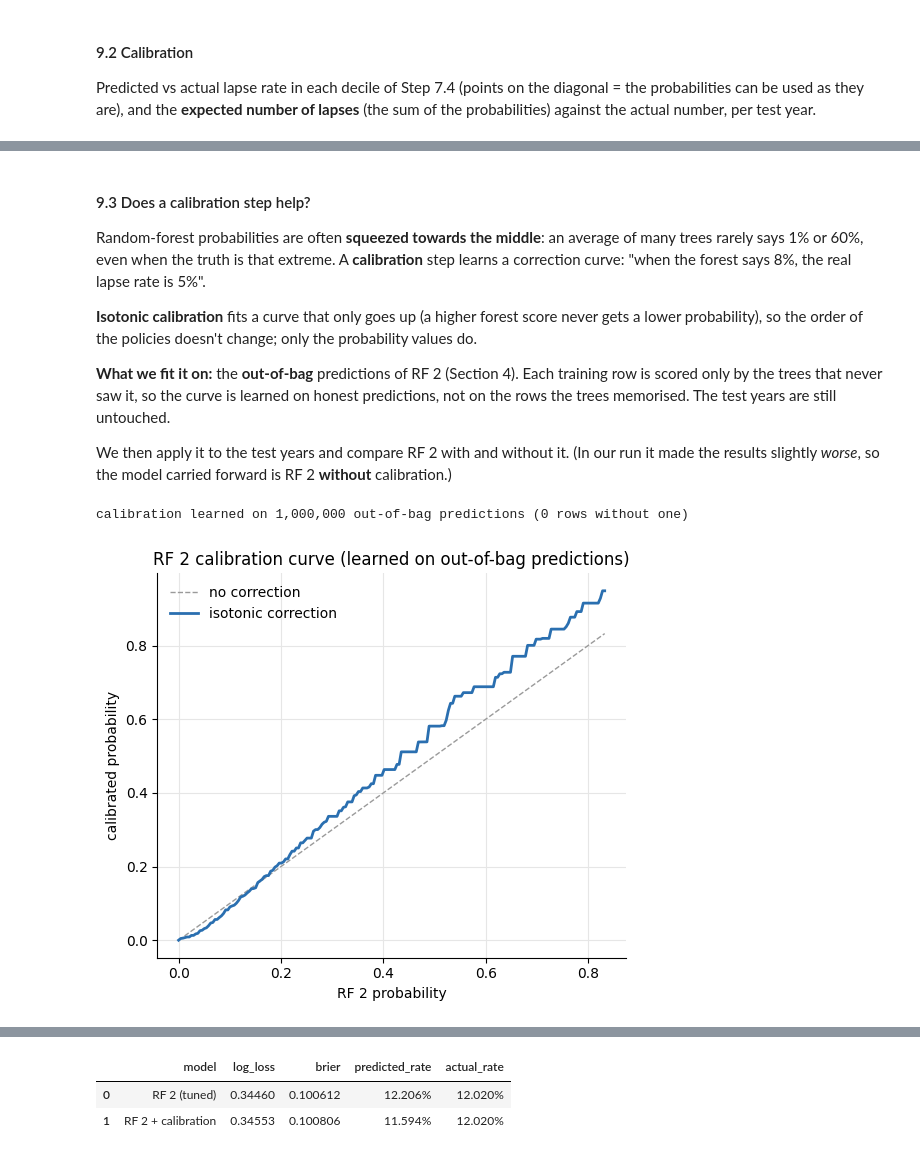
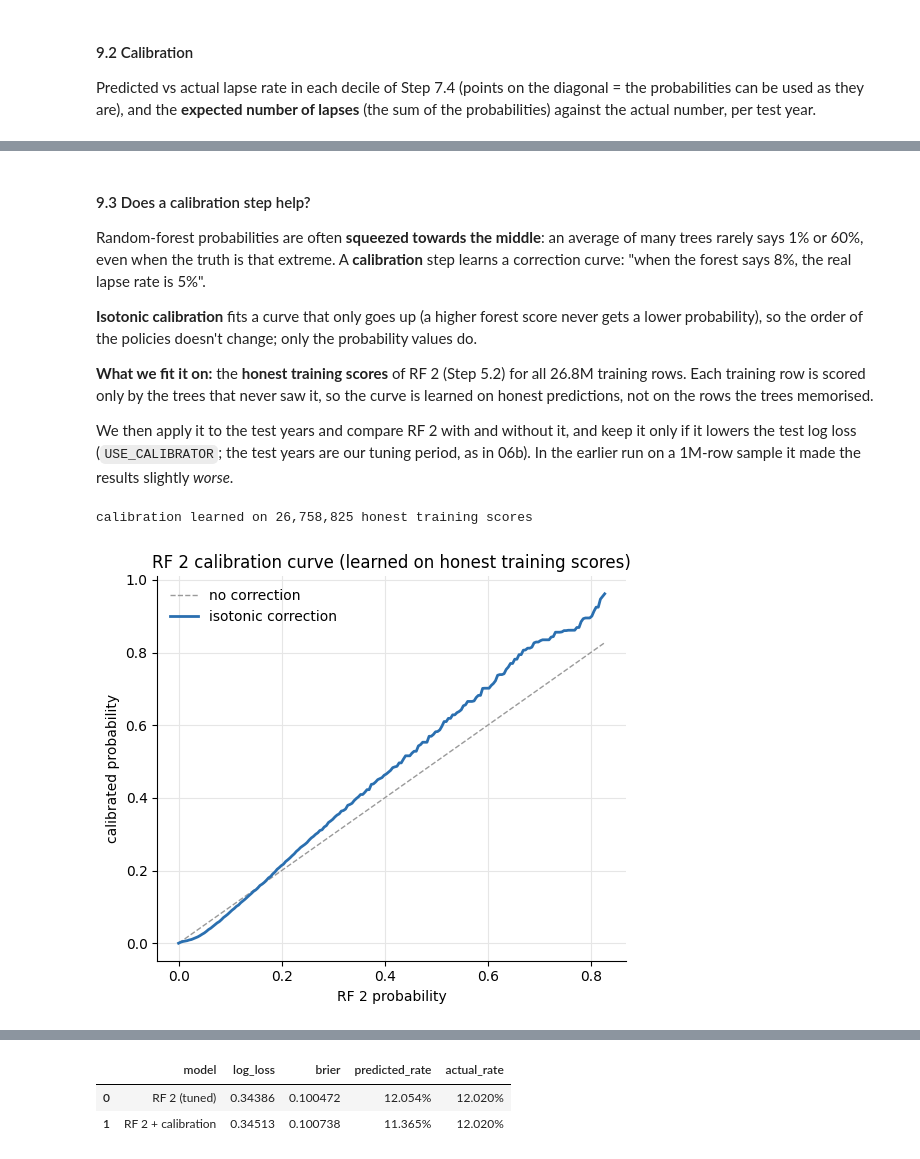
Before and after one commit to jmsebastiancarino/Probabilistic-Model-for-Non-Life-Insurance-Flood-Risk, a Jupyter notebook: notebooks/07b_advanced_cancel_rf.ipynb, the cells around one changed output, grey strips where cells are left out. Drawn from its saved outputs; the diff is of its cells as text; code cells hidden in the pictures.

```diff
--- a/notebooks/07b_advanced_cancel_rf.ipynb
+++ b/notebooks/07b_advanced_cancel_rf.ipynb
@@ -348,7 +443,9 @@ search = GridSearchCV(pipe, param_grid, cv=folds,                    # our time-
                       refit=False,                                   # we train the final forest ourselves (Step 5.2)
                       n_jobs=1, verbose=1)                           # one combination at a time (the forest already uses every core)
 t0 = time.time()                                                     # start the stopwatch
-search.fit(X_tune, y_tune)                                           # fit 24 forests
+from joblib import parallel_backend                                  # chooses how joblib runs the parallel work
+with parallel_backend("threading"):                                  # build the trees in threads: the default process
+    search.fit(X_tune, y_tune)                                       # backend can't copy them on Python 3.14; fit 24 forests
 print(f"done in {(time.time() - t0) / 60:.1f} min")
 
 # scikit-learn reports scores negated (higher = better); we turn them back into losses (lower = better)
@@ -389,17 +486,10 @@ Same as RF 1 except the two tuned settings.
 
 **How to read the tuning table:** if the top rows differ by less than `std_log_loss`, the settings matter little. Prefer the simpler, faster one (larger `min_samples_leaf`, `"sqrt"`): the course guideline says a more complex model is not necessarily better.
 # %%
-# Step 5.2 RF 2: the tuned forest, trained on the same 1M-row sample as RF 1
-rf2 = RandomForestClassifier(
-    n_estimators=200,               # back to 200 trees for the final model
-    min_samples_leaf=BEST_LEAF,     # from the tuning
-    max_features=BEST_MAXF,         # from the tuning
-    max_samples=0.5,                # each tree learns from a random half of the rows
-    oob_score=True,                 # out-of-bag predictions, for the cut-offs in Section 7
-    n_jobs=-1,                      # every processor core
-    random_state=SEED,              # same forest on every run
-)
-t0 = time.time()                                                     # start the stopwatch
-rf2.fit(Z_train, y_train.to_numpy())                                 # grow the trees
-print(f"RF 2 trained in {(time.time() - t0) / 60:.1f} min")
+# Step 5.2 RF 2: the tuned forest, grown on all 26.8M training rows like RF 1
+rf2 = grow_on_all_rows(dict(min_samples_leaf=BEST_LEAF, max_features=BEST_MAXF), "RF 2")   # the two tuned settings
+
+# Honest training scores for ALL training rows: each row scored by the trees that never saw it (used in Sections 7 and 9)
+p_honest, y_honest = honest_scores_all_rows(rf2, "RF 2")
+print(f"honest scores for all {len(p_honest):,} training rows; mean {p_honest.mean():.3%} vs actual lapse rate {y_honest.mean():.3%}")
 # %% [output]
@@ -572,7 +677,7 @@ auc_table.style.format("{:.3f}")
 The same "riskiest 20%" rule for RF 2, split by year. If precision and recall are similar in 2021 and 2022, the model's performance is stable over time.
 # %%
 # Step 7.3 RF 2's "riskiest 20%" rule in each test year
-cut20 = float(np.quantile(p_oob, 0.80))                              # the same cut-off as in Step 7.1
+cut20 = float(np.quantile(p_honest, 0.80))                              # the same cut-off as in Step 7.1
 by_year = []
 for year, g in pred.groupby("period_year"):                          # 2021, then 2022
     flagged = (g["p_rf2"] >= cut20).astype(int)                      # flagged by the 20% rule
@@ -905,38 +1010,39 @@ Random-forest probabilities are often **squeezed towards the middle**: an averag
 
 **Isotonic calibration** fits a curve that only goes up (a higher forest score never gets a lower probability), so the order of the policies doesn't change; only the probability values do.
 
-**What we fit it on:** the **out-of-bag** predictions of RF 2 (Section 4). Each training row is scored only by the trees that never saw it, so the curve is learned on honest predictions, not on the rows the trees memorised. The test years are still untouched.
+**What we fit it on:** the **honest training scores** of RF 2 (Step 5.2) for all 26.8M training rows. Each training row is scored only by the trees that never saw it, so the curve is learned on honest predictions, not on the rows the trees memorised.
 
-We then apply it to the test years and compare RF 2 with and without it. (In our run it made the results slightly *worse*, so the model carried forward is RF 2 **without** calibration.)
+We then apply it to the test years and compare RF 2 with and without it, and keep it only if it lowers the test log loss (`USE_CALIBRATOR`; the test years are our tuning period, as in 06b). In the earlier run on a 1M-row sample it made the results slightly *worse*.
 # %%
-# Step 9.3 Isotonic calibration of RF 2, learned on its out-of-bag (honest) training predictions
-p_oob = rf2.oob_decision_function_[:, 1]                             # each training row's lapse probability from the trees that didn't see it
-ok = np.isfinite(p_oob)                                              # (a row seen by every tree would have no OOB prediction; normally none)
+# Step 9.3 Isotonic calibration of RF 2, learned on its honest training scores (Step 5.2)
 calibrator = IsotonicRegression(out_of_bounds="clip",                # scores outside the training range get the nearest end of the curve
                                 y_min=1e-4, y_max=1 - 1e-4)          # never exactly 0% or 100% (log loss would be infinite)
-calibrator.fit(p_oob[ok], y_train.to_numpy()[ok])                    # learn: forest score -> real lapse rate
-print(f"calibration learned on {ok.sum():,} out-of-bag predictions ({(~ok).sum()} rows without one)")
+calibrator.fit(p_honest, y_honest)                                   # learn: forest score -> real lapse rate (all training rows)
+print(f"calibration learned on {len(p_honest):,} honest training scores")
 
 def calibrated(p):
     '''Apply the calibration curve to RF 2 probabilities.'''
     return calibrator.predict(p)                                     # look up each score on the curve
 
 # The curve as a picture: forest score (x) -> calibrated probability (y)
-grid = np.linspace(0, np.quantile(p_oob[ok], 0.999), 200)            # forest scores from 0 to almost the highest
+grid = np.linspace(0, np.quantile(p_honest, 0.999), 200)            # forest scores from 0 to almost the highest
 fig, ax = plt.subplots(figsize=(5.5, 4.8))
 ax.plot([0, grid.max()], [0, grid.max()], color="#9a9a9a", linestyle="--", linewidth=1, label="no correction")
 ax.plot(grid, calibrated(grid), color="#2a6fb0", linewidth=2, label="isotonic correction")
-ax.set(title="RF 2 calibration curve (learned on out-of-bag predictions)",
+ax.set(title="RF 2 calibration curve (learned on honest training scores)",
        xlabel="RF 2 probability", ylabel="calibrated probability")
 ax.legend(frameon=False); ax.spines[["top", "right"]].set_visible(False); ax.grid(color="#e6e6e6")
 plt.tight_layout(); plt.show()
 
 # Apply it to the test years and compare with RF 2 as it is
 pred["p_rf2_cal"] = calibrated(pred["p_rf2"].to_numpy())            # calibrated RF 2 probability for every test row
 compare = pd.DataFrame([{"model": name, "log_loss": log_loss(pred["y"], pred[col]), "brier": brier_score_loss(pred["y"], pred[col]),
                          "predicted_rate": pred[col].mean(), "actual_rate": lapse_rate}
                         for name, col in [("RF 2 (tuned)", "p_rf2"), ("RF 2 + calibration", "p_rf2_cal")]])
+USE_CALIBRATOR = bool(compare.loc[1, "log_loss"] < compare.loc[0, "log_loss"])   # keep the calibration only if it lowers the test log loss
+print(f"calibration {'lowers' if USE_CALIBRATOR else 'does not lower'} the test log loss: "
+      f"RF 2 is carried forward {'WITH' if USE_CALIBRATOR else 'WITHOUT'} calibration")
 compare.style.format({"log_loss": "{:.5f}", "brier": "{:.6f}", "predicted_rate": "{:.3%}", "actual_rate": "{:.3%}"})
 # %% [output]
-calibration learned on 1,000,000 out-of-bag predictions (0 rows without one)
+calibration learned on 26,758,825 honest training scores
-[figure, old version]
+[figure, new version]
@@ -943,6 +1050,6 @@ calibration learned on 1,000,000 out-of-bag predictions (0 rows without one)
 |  | model | log_loss | brier | predicted_rate | actual_rate |
-| 0 | RF 2 (tuned) | 0.34460 | 0.100612 | 12.206% | 12.020% |
-| 1 | RF 2 + calibration | 0.34553 | 0.100806 | 11.594% | 12.020% |
+| 0 | RF 2 (tuned) | 0.34386 | 0.100472 | 12.054% | 12.020% |
+| 1 | RF 2 + calibration | 0.34513 | 0.100738 | 11.365% | 12.020% |
 # %% [markdown]
 ### Section 10. Save
 #### 10.1 Save the model and results
```
Also changed, not shown: parts of 30 cells of this notebook.
